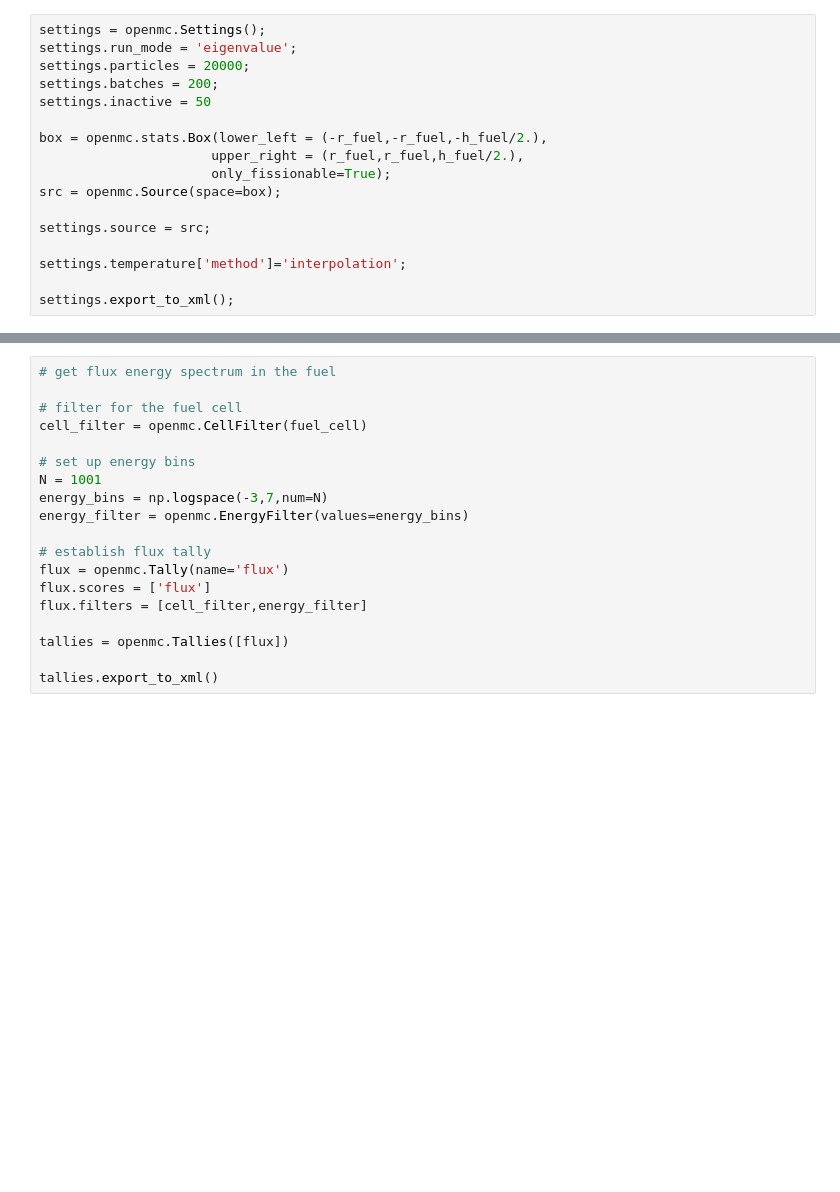
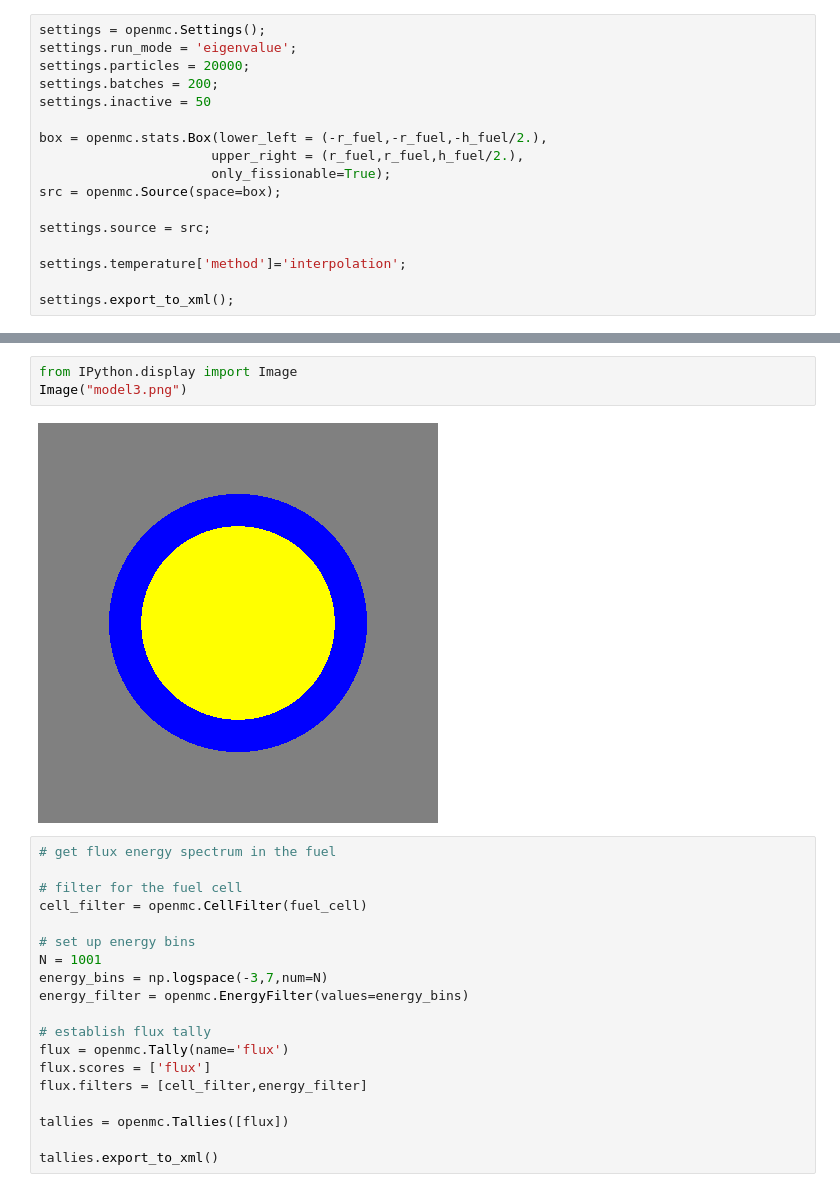
Before and after one commit to stu314159/er362_omc, a Jupyter notebook: examples/micro_reactor/haleu_gcr/BOL_haleu_grc.ipynb, the cells around one changed output, grey strips where cells are left out. Drawn from its saved outputs; the diff is of its cells as text; blank space fills up the shorter version.

```diff
--- a/examples/micro_reactor/haleu_gcr/BOL_haleu_grc.ipynb
+++ b/examples/micro_reactor/haleu_gcr/BOL_haleu_grc.ipynb
@@ -115,3 +150,8 @@ root_univ.plot(width=(pitch,pitch));
+# %%
+from IPython.display import Image
+Image("model3.png")
+# %% [output]
+[figure, added]
 # %%
 # get flux energy spectrum in the fuel
 
```
Also changed, not shown: parts of 7 cells of this notebook, 6 other files.
